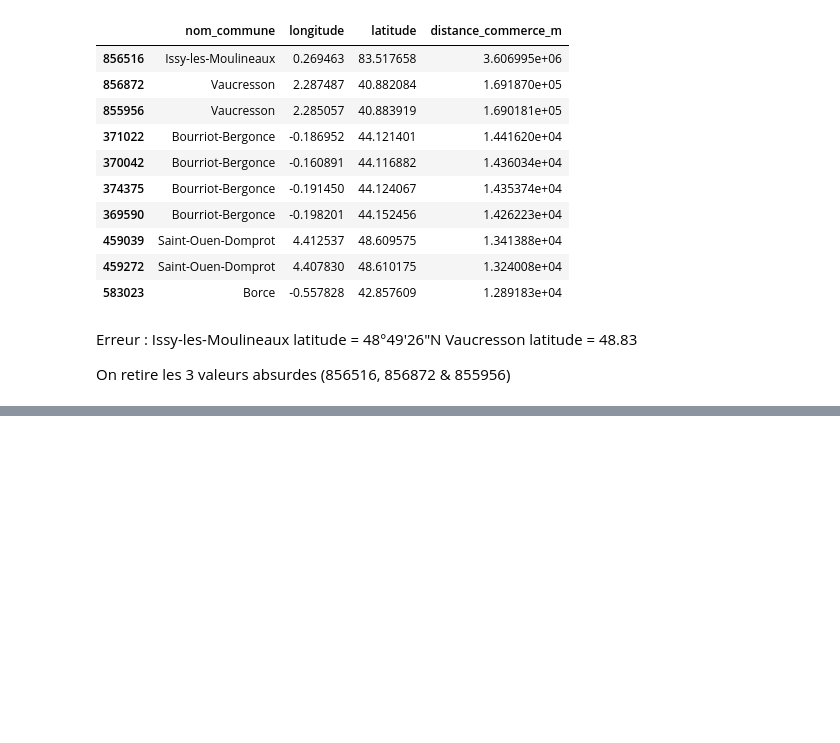
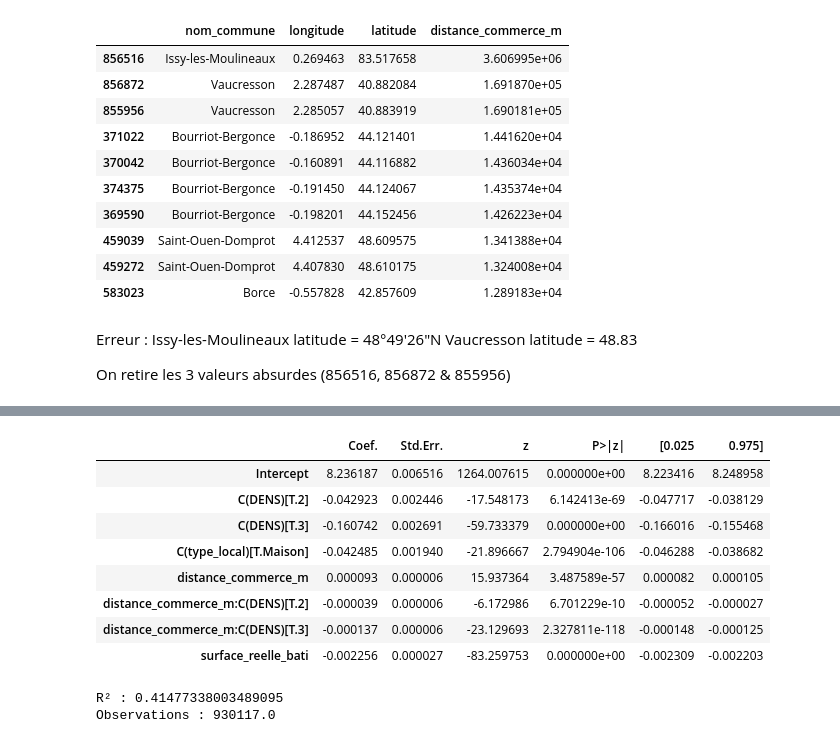
Before and after one commit to Samsamdu86/projet__python_DS, a Jupyter notebook: notebooks/03_prix_distance.ipynb, the cells around one changed output, grey strips where cells are left out. Saved outputs shown, nothing was run; the diff lists cells and outputs as text; code cells hidden in the pictures; blank space fills up the shorter version.

```diff
--- a/notebooks/03_prix_distance.ipynb
+++ b/notebooks/03_prix_distance.ipynb
@@ -217,0 +278,23 @@ strong multicollinearity or other numerical problems.
+# %%
+modele3 = smf.ols(
+    "log_prix_m2 ~ distance_commerce_m * C(DENS) + surface_reelle_bati + C(type_local) + C(code_departement)",
+    data=dvf_reg
+).fit(cov_type="HC3")
+# %%
+tableau = modele3.summary2().tables[1]
+display(tableau.loc[~tableau.index.str.contains("code_departement")])
+
+print("R² :", modele3.rsquared)
+print("Observations :", modele3.nobs)
+# %% [output]
+|  | Coef. | Std.Err. | z | P>|z| | [0.025 | 0.975] |
+| Intercept | 8.236187 | 0.006516 | 1264.007615 | 0.000000e+00 | 8.223416 | 8.248958 |
+| C(DENS)[T.2] | -0.042923 | 0.002446 | -17.548173 | 6.142413e-69 | -0.047717 | -0.038129 |
+| C(DENS)[T.3] | -0.160742 | 0.002691 | -59.733379 | 0.000000e+00 | -0.166016 | -0.155468 |
+| C(type_local)[T.Maison] | -0.042485 | 0.001940 | -21.896667 | 2.794904e-106 | -0.046288 | -0.038682 |
+| distance_commerce_m | 0.000093 | 0.000006 | 15.937364 | 3.487589e-57 | 0.000082 | 0.000105 |
+| distance_commerce_m:C(DENS)[T.2] | -0.000039 | 0.000006 | -6.172986 | 6.701229e-10 | -0.000052 | -0.000027 |
+| distance_commerce_m:C(DENS)[T.3] | -0.000137 | 0.000006 | -23.129693 | 2.327811e-118 | -0.000148 | -0.000125 |
+| surface_reelle_bati | -0.002256 | 0.000027 | -83.259753 | 0.000000e+00 | -0.002309 | -0.002203 |
+R² : 0.41477338003489095
+Observations : 930117.0
```
Also changed, not shown: parts of 15 cells of this notebook.
